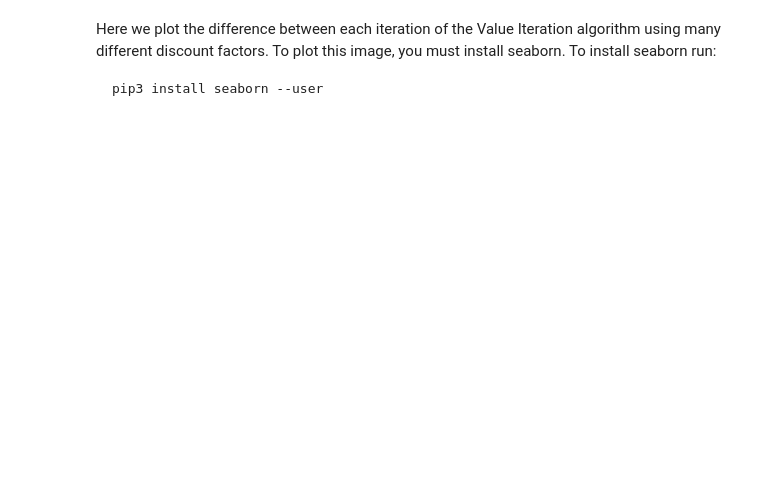
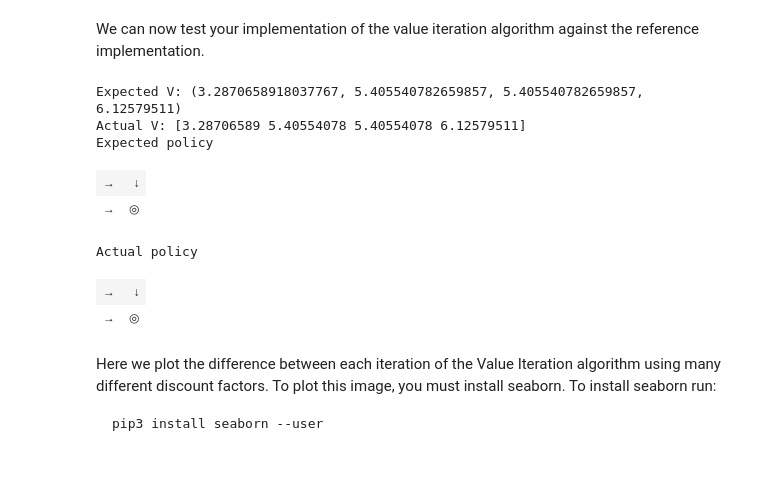
Before and after one commit to pucrs-automated-planning/mdp, a Jupyter notebook: MDP_notebook.ipynb, the cells around one changed output. Saved outputs shown, nothing was run; the diff lists cells and outputs as text; code cells hidden in the pictures; blank space fills up the shorter version.

```diff
--- a/MDP_notebook.ipynb
+++ b/MDP_notebook.ipynb
@@ -46,3 +162,51 @@ display_policy(vi.policy, shape, obstacles=obstacles, terminals=terminals)
+# %%
+# This returns the span of an array
+def max_norm(a):
+    return a.max() - a.min()
+
+def valueIteration(P, R, discount=0.9, epsilon=0.01):
+    delta = float("inf")
+    v = _np.zeros(R.shape[1])
+    pi = _np.zeros(R.shape[1])
+    ## YOUR CODE START
+
+    ## YOUR CODE END
+    return pi, v
+# %% [markdown]
+We can now test your implementation of the value iteration algorithm against the reference implementation.
+# %%
+from mdptoolbox.mdp import MDP
+
+shape = [2,2]
+rewards = [[1,1,1]]
+obstacles = []
+terminals = [[1,1]]
+Ptest, RSStest, Rtest = mdp_grid(shape=shape, terminals=terminals, r=-1, rewards=rewards, obstacles=obstacles)
+
+pi1, v1 = valueIteration(Ptest,RSStest, 0.9, 0.01)
+vi = mdptoolbox.mdp.ValueIteration(Ptest, RSStest, discount=0.9, epsilon=0.01, max_iter=1000, skip_check=True)
+vi.run()
+
+pi2 = vi.policy
+v2 = vi.V
+print("Expected V:", str(v2))
+print("Actual V:", str(v1))
+assert((v1 == v2).all())
+
+print("Expected policy")
+display_policy(pi2, shape, obstacles=obstacles, terminals=terminals)
+print("Actual policy")
+display_policy(pi1, shape, obstacles=obstacles, terminals=terminals)
+assert((pi1 == pi2).all())
+# %% [output]
+Expected V: (3.2870658918037767, 5.405540782659857, 5.405540782659857, 6.12579511)
+Actual V: [3.28706589 5.40554078 5.40554078 6.12579511]
+Expected policy
+| → | ↓ |
+| → | ◎ |
+Actual policy
+| → | ↓ |
+| → | ◎ |
 # %% [markdown]
 Here we plot the difference between each iteration of the Value Iteration algorithm using many different discount factors. To plot this image, you must install seaborn. To install seaborn run:
 
```
Also changed, not shown: parts of 13 cells of this notebook, 1 other file.
